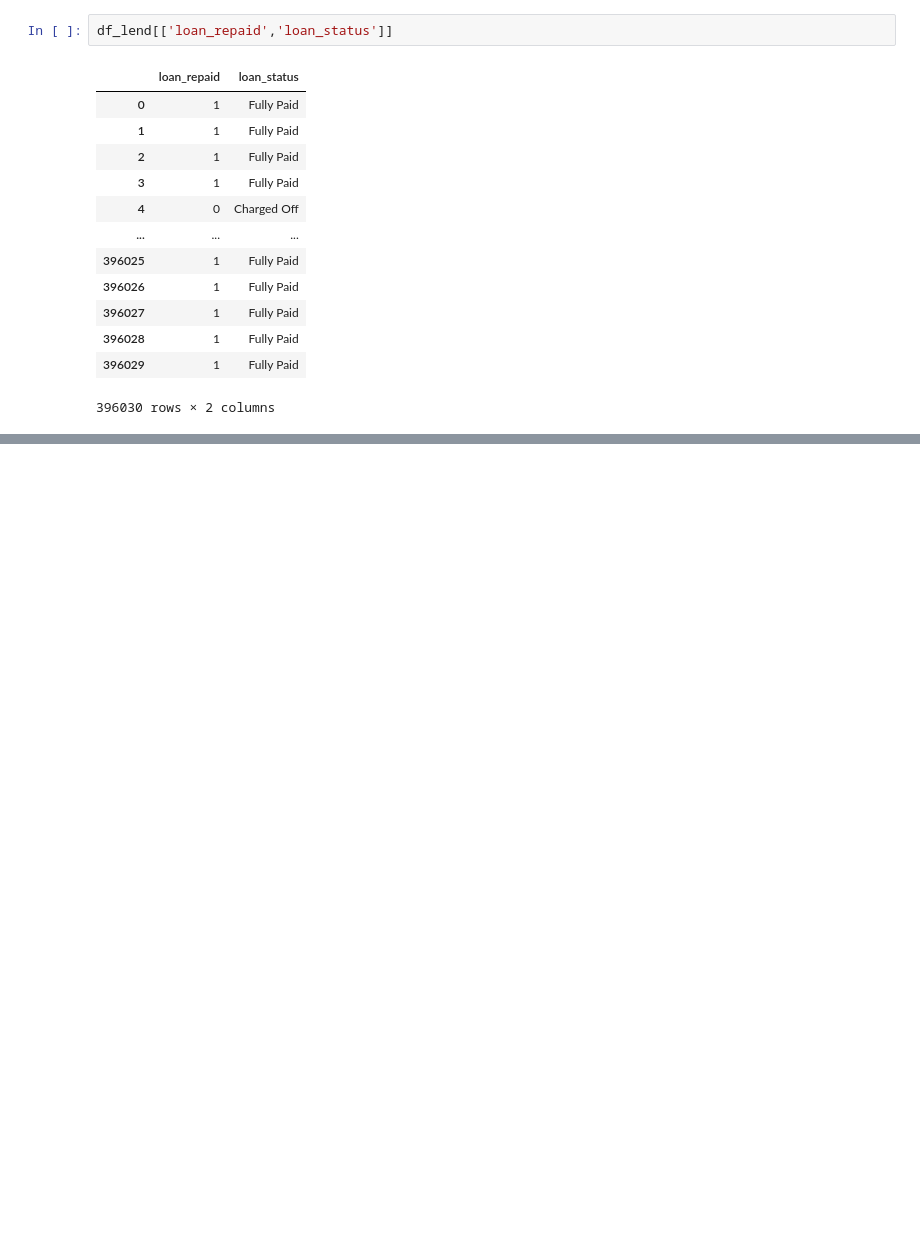
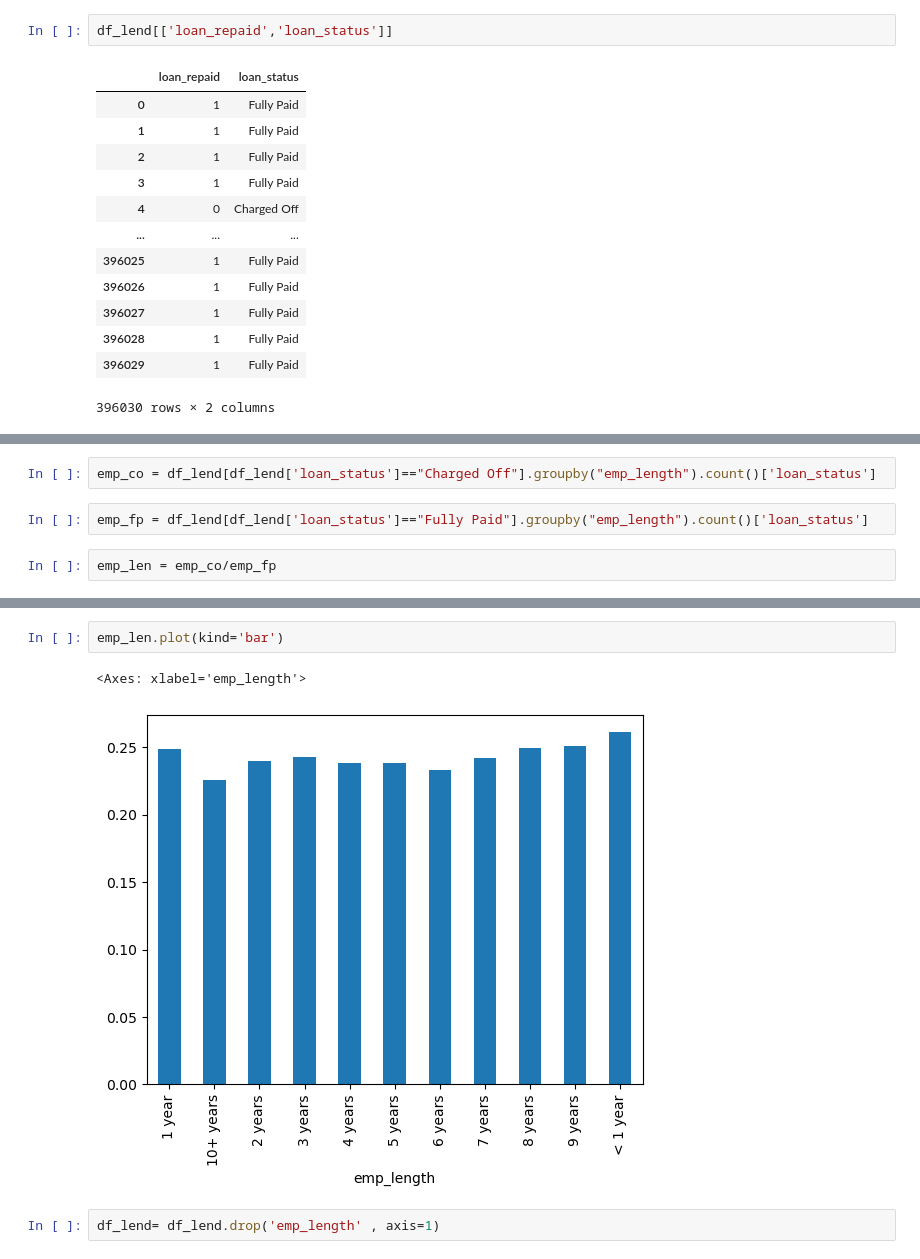
Before and after one commit to fatemeabbasi/DeepLearnin, a Jupyter notebook: Keras API Project /lending_club.ipynb, the cells around one changed output, grey strips where cells are left out. Saved outputs shown, nothing was run; the diff lists cells and outputs as text; blank space fills up the shorter version.

```diff
--- a/Keras API Project /lending_club.ipynb
+++ b/Keras API Project /lending_club.ipynb
@@ -284,0 +444,6 @@ df_lend[['loan_repaid','loan_status']]
+# %%
+emp_co = df_lend[df_lend['loan_status']=="Charged Off"].groupby("emp_length").count()['loan_status']
+# %%
+emp_fp = df_lend[df_lend['loan_status']=="Fully Paid"].groupby("emp_length").count()['loan_status']
+# %%
+emp_len = emp_co/emp_fp
@@ -284,0 +466,7 @@ df_lend[['loan_repaid','loan_status']]
+# %%
+emp_len.plot(kind='bar')
+# %% [output]
+<Axes: xlabel='emp_length'>
+[figure, added]
+# %%
+df_lend= df_lend.drop('emp_length' , axis=1)
```
Also changed, not shown: parts of 102 cells of this notebook.
